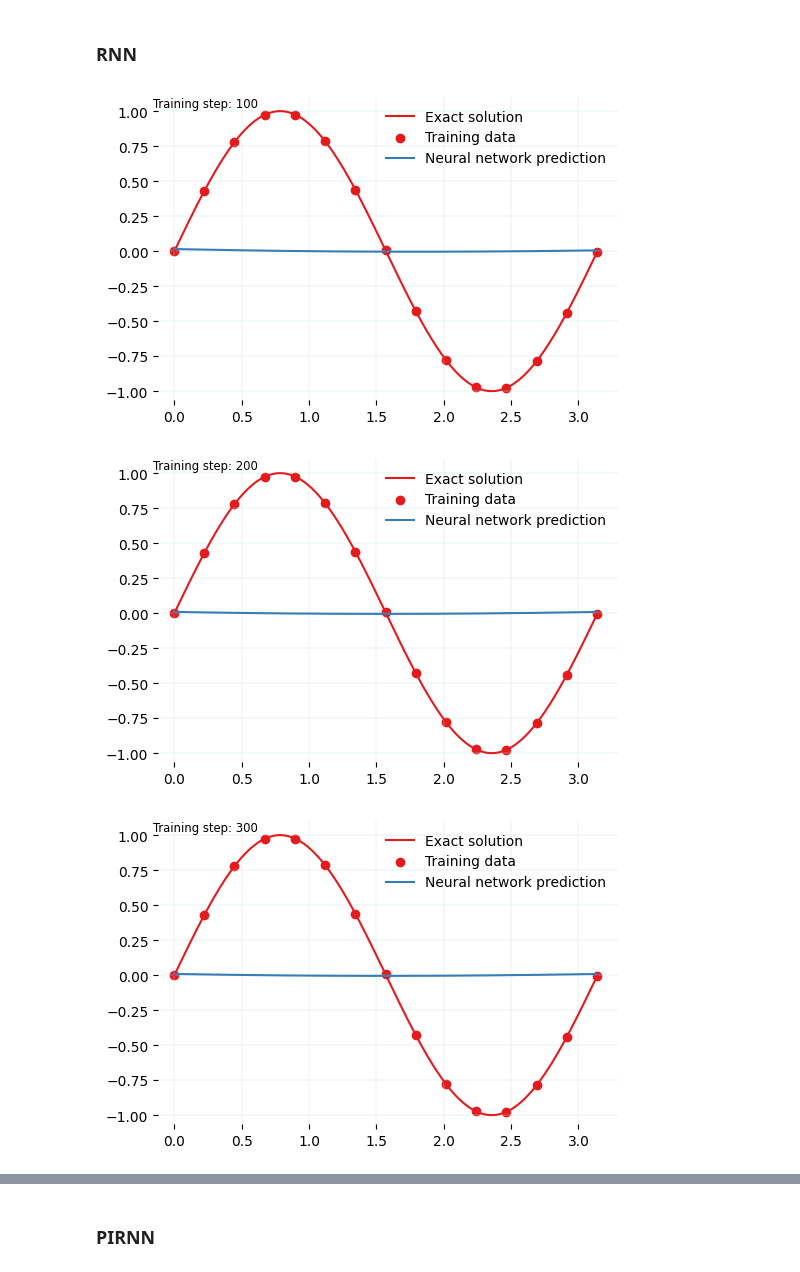
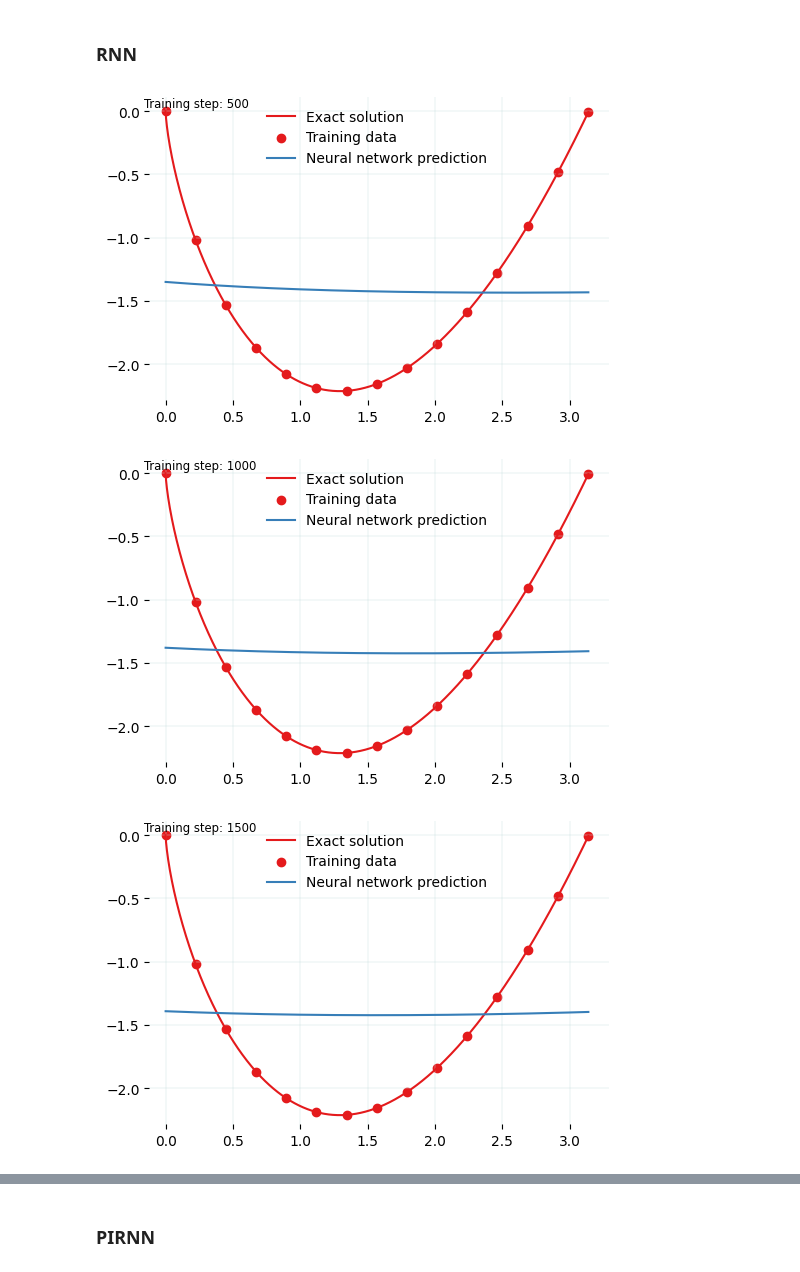
Before and after one commit to jpaguilarc99/PIML-EDP, a Jupyter notebook: PoissonPINNs/Poisson1D_RNNvsPIRNN/Poisson1D_RNN.ipynb, the cells around one changed output, grey strips where cells are left out. Drawn from its saved outputs; the diff is of its cells as text; code cells hidden in the pictures.

```diff
--- a/PoissonPINNs/Poisson1D_RNNvsPIRNN/Poisson1D_RNN.ipynb
+++ b/PoissonPINNs/Poisson1D_RNNvsPIRNN/Poisson1D_RNN.ipynb
@@ -46,6 +46,12 @@ def f_rhs(x):
 
 def exact_u(x):
     return torch.sin(2 * x)
+
+def exact_u_singular(x):
+  return x**0.7 * (x - torch.pi)
+
+def f_singular_rhs(x):
+  return -0.7 * 0.3 * (x**-1.3) * (x - torch.pi) + (0.7*x**-0.3) * (1) + (0.7 * x**-0.3)
 
 class RNNPDE(nn.Module):
     def __init__(self):
@@ -72,7 +78,7 @@ n_pts = 1000
 
 x = np.array([np.pi/n_pts * i for i in range(n_pts)])
 x = torch.tensor(x, dtype=torch.float32).view(-1, 1)
-y = exact_u(x).view(-1, 1)
+y = exact_u_singular(x).view(-1, 1)
 print(x.shape, y.shape)
 
 num_samples = 15
@@ -118,27 +124,27 @@ Total number of parameters: 361
 ### **RNN**
 # %%
 model = RNNPDE()
-n_iterations = 500
+n_iterations = 2000
 optimizer = torch.optim.Adam(model.parameters(), lr=1e-3)
 files = []
 for i in range(n_iterations):
     optimizer.zero_grad()
     yh = model(x_data)
     loss = torch.mean((yh-y_data)**2)
     loss.backward()
     optimizer.step()
 
     if (i+1) % 10 == 0:
         yh = model(x).detach()
         style_plot(x, y, x_data, y_data, yh)
         file = "plots/nn_%.8i.png"%(i+1)
         plt.savefig(file, bbox_inches='tight', pad_inches=0.5, dpi=100, facecolor="white")
         files.append(file)
 
-    if (i+1) % 100 == 0: plt.show()
+    if (i+1) % 500 == 0: plt.show()
     else: plt.close("all")
 save_gif_PIL("nn.gif", files, fps=20, loop=0)
 # %% [output]
-[figure, old version]
+[figure, new version]
-[figure, old version]
+[figure, new version]
-[figure, old version]
+[figure, new version]
```
Also changed, not shown: parts of 5 cells of this notebook, 11 other files.
